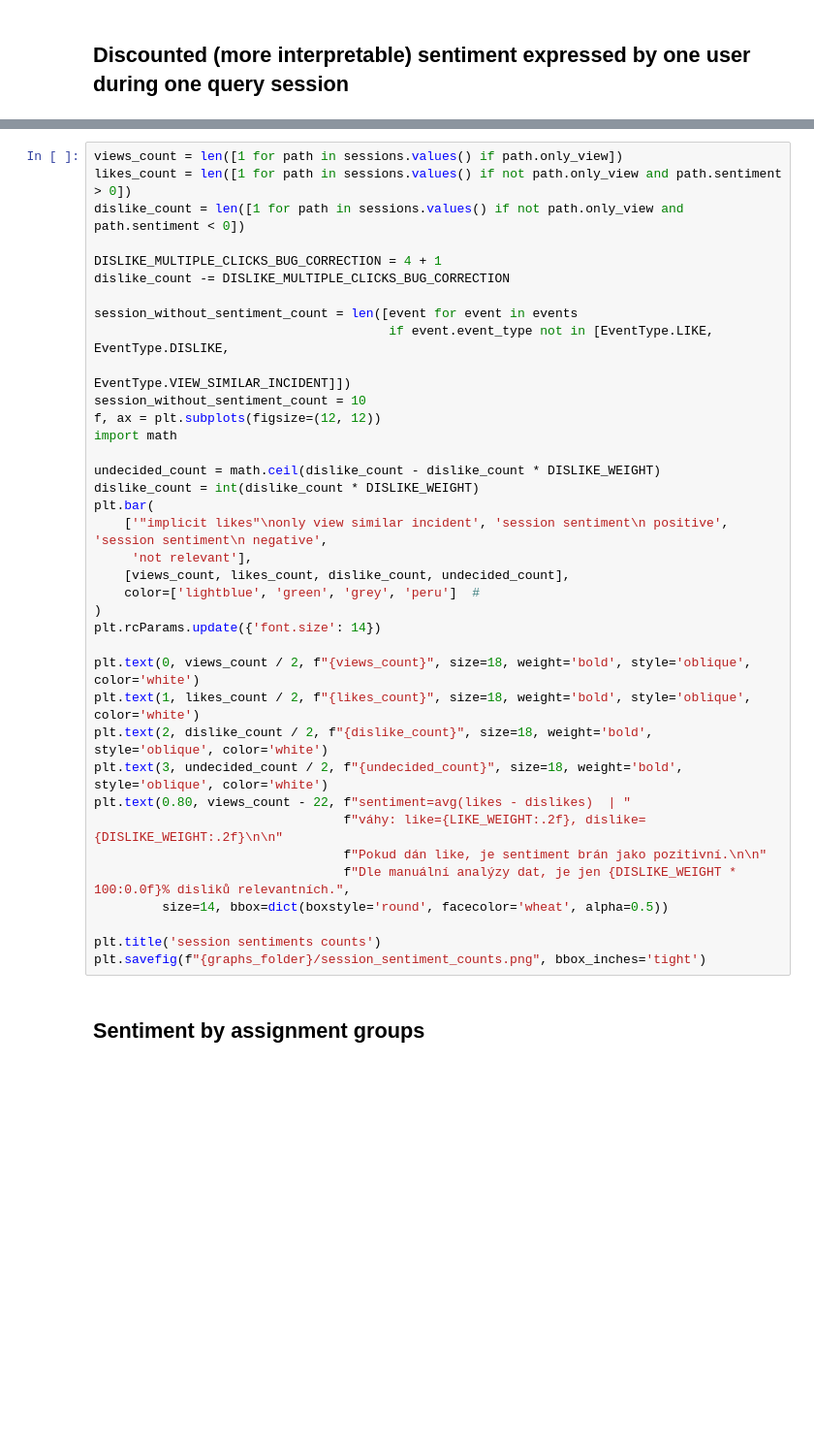
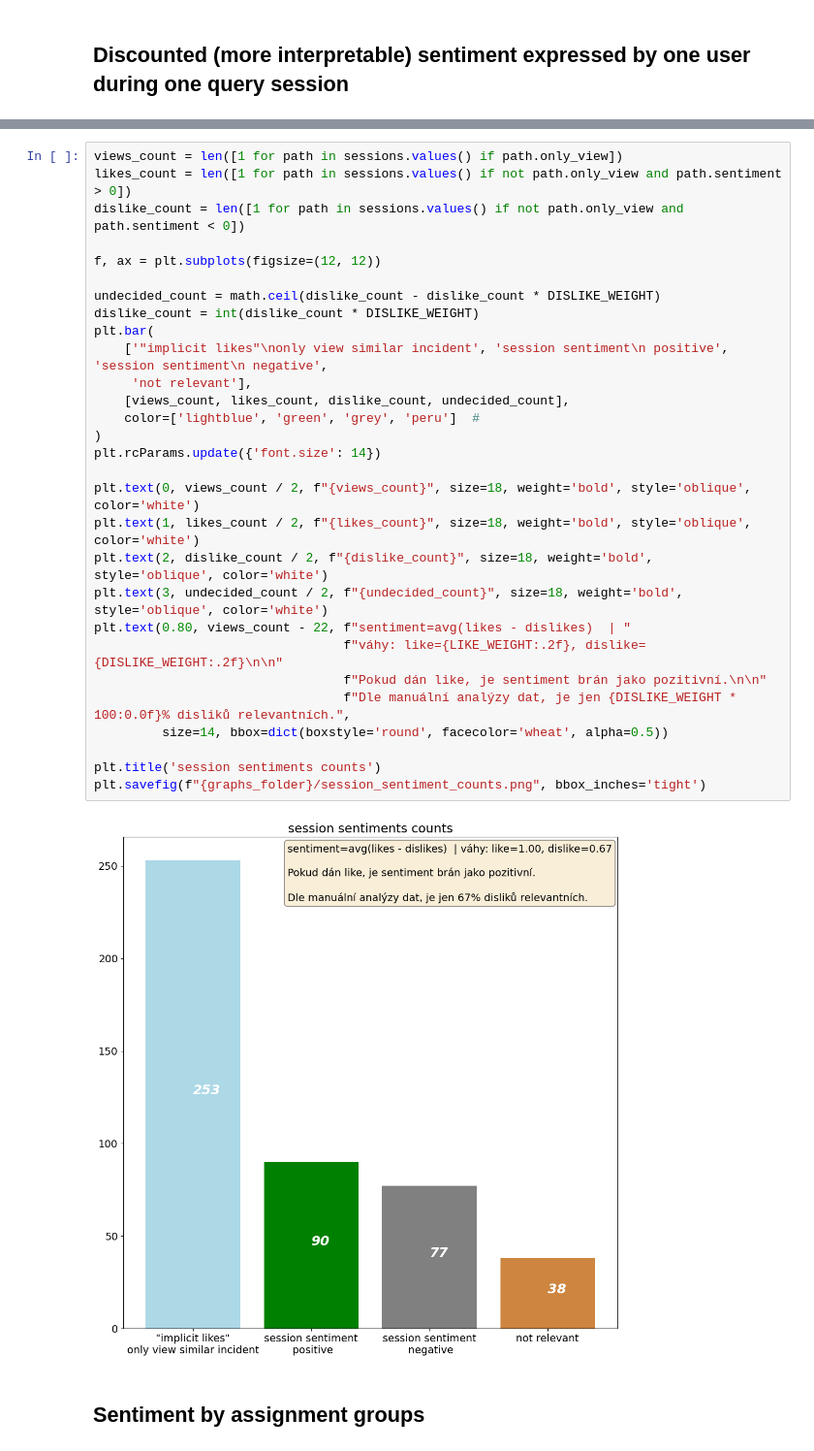
Before and after one commit to the-mama-ai/msearch_csas_ux_analysis, a Jupyter notebook: analysis.ipynb, the cells around one changed output, grey strips where cells are left out. Shown at 97% size. Cells and saved outputs as stored; diff of their text form; blank space fills up the shorter version.

```diff
--- a/analysis.ipynb
+++ b/analysis.ipynb
@@ -231,40 +119,34 @@ plt.title('session sentiments counts')
 # %%
 views_count = len([1 for path in sessions.values() if path.only_view])
 likes_count = len([1 for path in sessions.values() if not path.only_view and path.sentiment > 0])
 dislike_count = len([1 for path in sessions.values() if not path.only_view and path.sentiment < 0])
 
-DISLIKE_MULTIPLE_CLICKS_BUG_CORRECTION = 4 + 1
-dislike_count -= DISLIKE_MULTIPLE_CLICKS_BUG_CORRECTION
-
-session_without_sentiment_count = len([event for event in events
-                                       if event.event_type not in [EventType.LIKE, EventType.DISLIKE,
-                                                                   EventType.VIEW_SIMILAR_INCIDENT]])
-session_without_sentiment_count = 10
 f, ax = plt.subplots(figsize=(12, 12))
-import math
 
 undecided_count = math.ceil(dislike_count - dislike_count * DISLIKE_WEIGHT)
 dislike_count = int(dislike_count * DISLIKE_WEIGHT)
 plt.bar(
     ['"implicit likes"\nonly view similar incident', 'session sentiment\n positive', 'session sentiment\n negative',
      'not relevant'],
     [views_count, likes_count, dislike_count, undecided_count],
     color=['lightblue', 'green', 'grey', 'peru']  #
 )
 plt.rcParams.update({'font.size': 14})
 
 plt.text(0, views_count / 2, f"{views_count}", size=18, weight='bold', style='oblique', color='white')
 plt.text(1, likes_count / 2, f"{likes_count}", size=18, weight='bold', style='oblique', color='white')
 plt.text(2, dislike_count / 2, f"{dislike_count}", size=18, weight='bold', style='oblique', color='white')
 plt.text(3, undecided_count / 2, f"{undecided_count}", size=18, weight='bold', style='oblique', color='white')
 plt.text(0.80, views_count - 22, f"sentiment=avg(likes - dislikes)  | "
                                  f"váhy: like={LIKE_WEIGHT:.2f}, dislike={DISLIKE_WEIGHT:.2f}\n\n"
                                  f"Pokud dán like, je sentiment brán jako pozitivní.\n\n"
                                  f"Dle manuální analýzy dat, je jen {DISLIKE_WEIGHT * 100:0.0f}% disliků relevantních.",
          size=14, bbox=dict(boxstyle='round', facecolor='wheat', alpha=0.5))
 
 plt.title('session sentiments counts')
 plt.savefig(f"{graphs_folder}/session_sentiment_counts.png", bbox_inches='tight')
+# %% [output]
+[figure, added]
 # %% [markdown]
 ## Sentiment by assignment groups
 # %%
```
Also changed, not shown: parts of 24 cells of this notebook, 2 other files.
